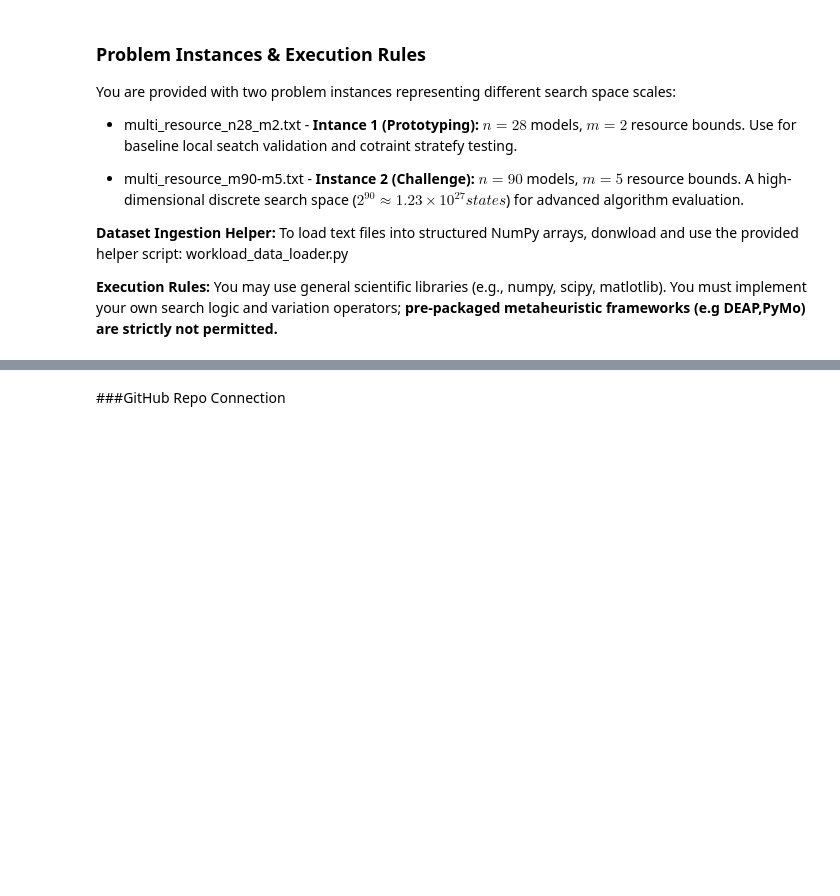
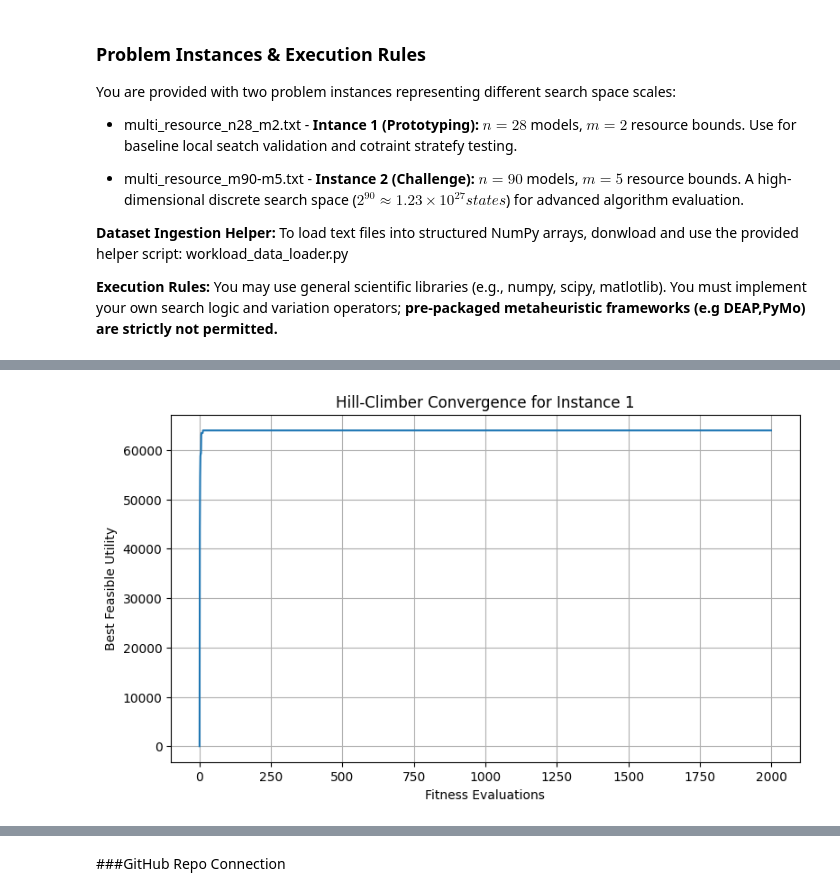
Before and after one commit to ham00496-sketch/CSCU9YE-assignment, a Jupyter notebook: CSCU9YE_Assignment.ipynb, the cells around one changed output, grey strips where cells are left out. Cells and saved outputs as stored; diff of their text form; code cells hidden in the pictures; blank space fills up the shorter version.

```diff
--- a/CSCU9YE_Assignment.ipynb
+++ b/CSCU9YE_Assignment.ipynb
@@ -317,0 +433,32 @@ This shows a tradeoff between feasibility and solution quality
+# %%
+rnd.seed(42) #For reproducibility
+
+best_sol, best_val, convergence = hill_climber(   #hill climber for instance 1
+    prop0=0.7,
+    num_evaluations=2000,
+    utilities=utilities1,
+    demands=demands1,
+    capacities=capacities1
+)
+
+value, resources, feasible = evaluate( #evaluate final solution
+    best_sol, utilities1, demands1, capacities1
+)
+
+
+utilisation = [] #for calculating resource utilisation
+
+for i in range(len(capacities1)):
+    percentage = (resources[i] / capacities1[i]) * 100
+    utilisation.append(percentage)
+
+
+
+print("Best Solution:", best_sol)
+print("Best Utility:", best_val)
+print("Models Selected:", sum(best_sol))
+print("Resources Used:", resources)
+print("Resource Capacities:", capacities1)
+for i in range(len(capacities1)):
+    print(f"Resource {i+1}: {utilisation[i]:.2f}% utilised")
+print("Feasible:", feasible)
@@ -317,0 +474,13 @@ This shows a tradeoff between feasibility and solution quality
+# %%
+plt.figure(figsize=(9, 5))
+
+plt.plot(convergence)
+
+plt.xlabel("Fitness Evaluations")
+plt.ylabel("Best Feasible Utility")
+plt.title("Hill-Climber Convergence for Instance 1")
+plt.grid(True)
+
+plt.show()
+# %% [output]
+[figure, added]
```
Also changed, not shown: parts of 43 cells of this notebook.
